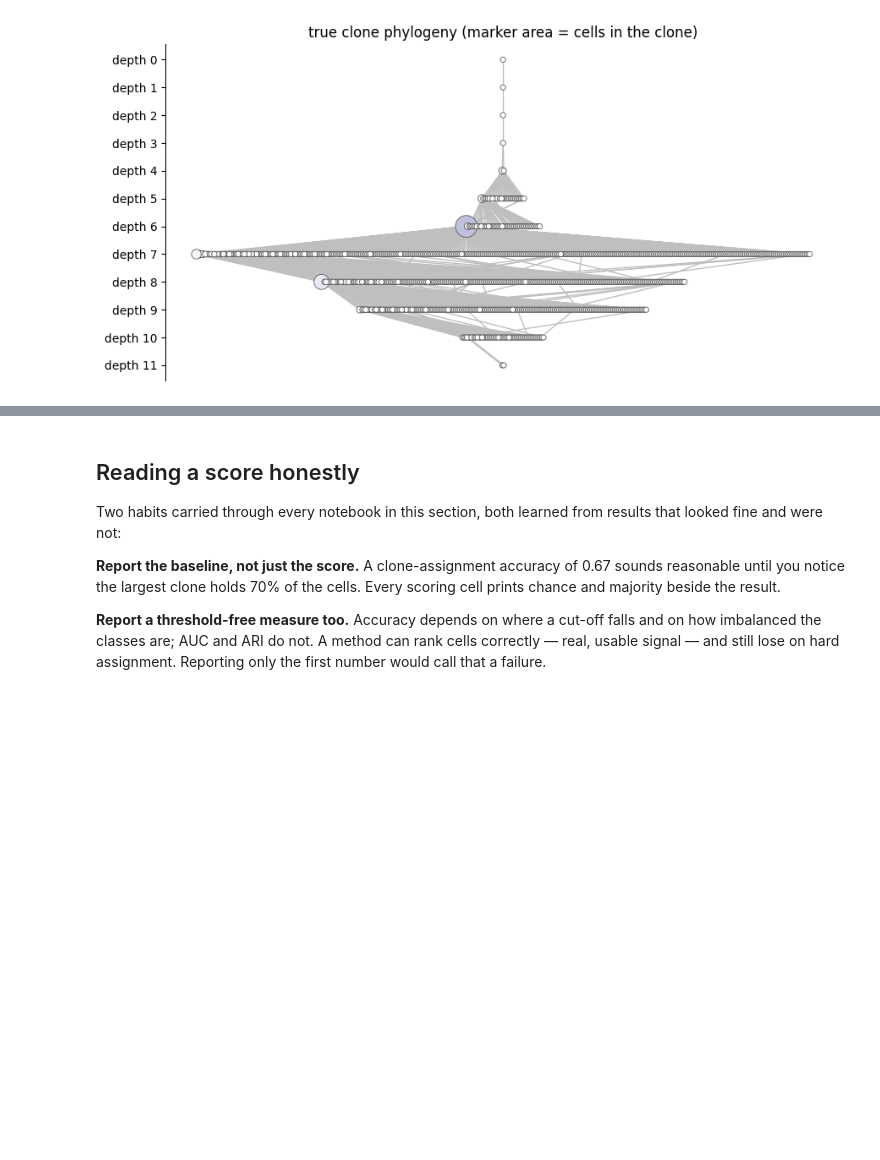
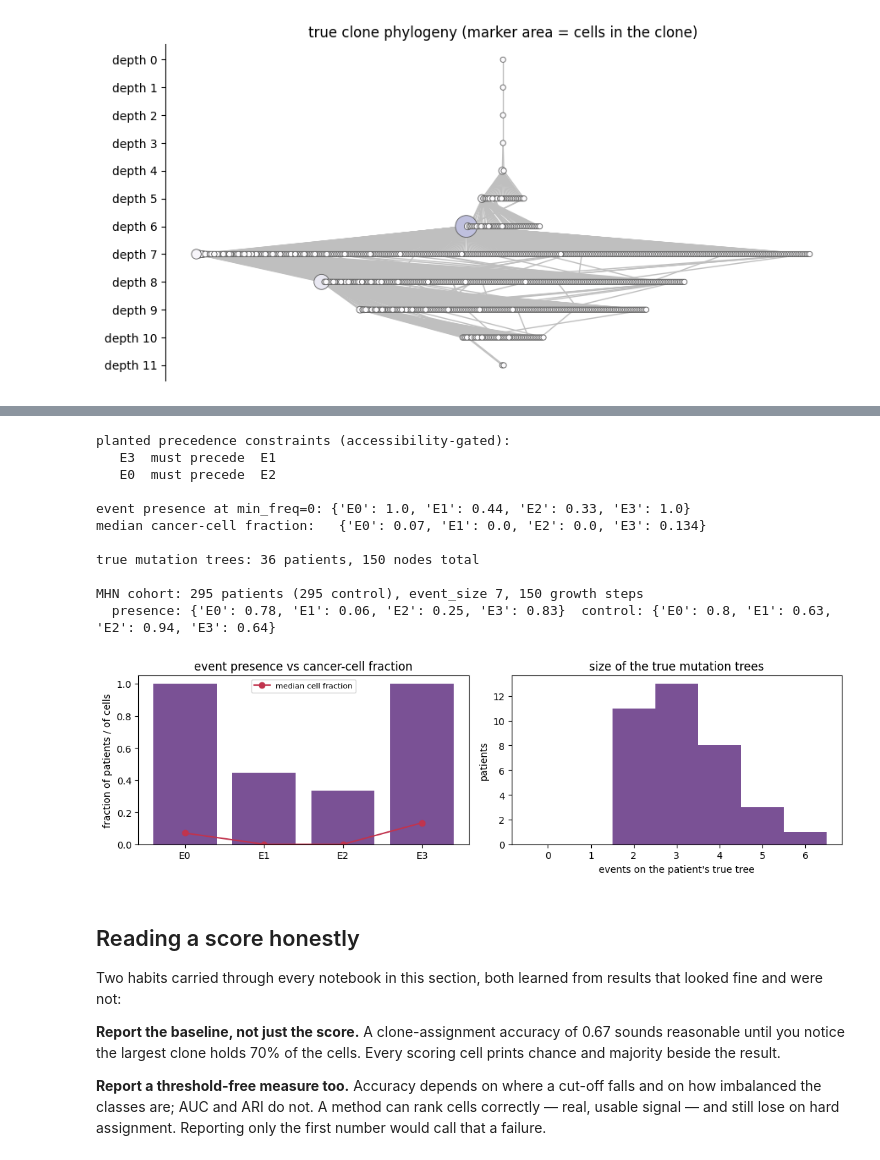
Before and after one commit to pedrofale/iscc, a Jupyter notebook: notebooks/analysis_ground_truth.ipynb, the cells around one changed output, grey strips where cells are left out. Drawn from its saved outputs; the diff is of its cells as text; code cells hidden in the pictures; blank space fills up the shorter version.

```diff
--- a/notebooks/analysis_ground_truth.ipynb
+++ b/notebooks/analysis_ground_truth.ipynb
@@ -210,3 +328,62 @@ true clone phylogeny: 987 clones, 1 root(s)
+# %%
+tm = os.path.join(DATA, "treemhn")
+truth_net = json.load(open(os.path.join(tm, "truth_network.json")))
+dag = truth_net["true_dag_edges"]
+X   = pd.read_csv(os.path.join(tm, "X_presence.csv"), index_col=0)
+F   = pd.read_csv(os.path.join(tm, "X_cellfraction.csv"), index_col=0)
+ev  = list(X.columns)
+
+print(f"planted precedence constraints ({truth_net['dependency_params']['gating_mode']}-gated):")
+for p, c in dag:
+    print(f"   {ev[p]}  must precede  {ev[c]}")
+
+# The binary column is at min_freq=0 -- ANY cell carrying the event counts. The continuous
+# cancer-cell-fraction matrix is the same cohort without that floor collapsed in.
+print("\nevent presence at min_freq=0:", X.mean(0).round(2).to_dict())
+print("median cancer-cell fraction:  ", F.median(0).round(3).to_dict())
+
+truth_trees = pd.read_csv(os.path.join(tm, "truth_trees.csv"))
+print(f"\ntrue mutation trees: {truth_trees['Patient_ID'].nunique()} patients, "
+      f"{len(truth_trees)} nodes total")
+
+fig, axes = plt.subplots(1, 2, figsize=(11, 3.4))
+axes[0].bar(ev, X.mean(0).values, color="#7a5195")
+axes[0].plot(ev, F.median(0).values, "o-", color="#c1344e", label="median cell fraction")
+axes[0].set_ylim(0, 1.05); axes[0].set_ylabel("fraction of patients / of cells")
+axes[0].set_title("event presence vs cancer-cell fraction"); axes[0].legend(fontsize=8)
+
+sizes = truth_trees.groupby("Patient_ID").size() - 1        # nodes below the root = events acquired
+axes[1].hist(sizes, bins=range(0, int(sizes.max()) + 2), color="#7a5195", align="left")
+axes[1].set_xlabel("events on the patient's true tree"); axes[1].set_ylabel("patients")
+axes[1].set_title("size of the true mutation trees")
+fig.tight_layout()
+
+# The SAME kind of constraint, in the cohort built for the cross-sectional view. It is a separate
+# cohort because the two observables need different densities: the trees above need events common
+# enough to leave an ordering trace, which fixes the parents in every patient and leaves a
+# presence/absence method nothing to estimate.
+mhn_dir = os.path.join(DATA, "mhn")
+if os.path.isdir(mhn_dir):
+    Xm  = pd.read_csv(os.path.join(mhn_dir, "X_presence.csv"), index_col=0)
+    Xc  = pd.read_csv(os.path.join(mhn_dir, "X_presence_control.csv"), index_col=0)
+    mm  = json.load(open(os.path.join(mhn_dir, "meta.json")))
+    print(f"\nMHN cohort: {mm['n_patients']} patients ({mm['n_control_patients']} control), "
+          f"event_size {mm['event_size']}, {mm['grow_steps']} growth steps")
+    print("  presence:", Xm.mean(axis=0).round(2).to_dict(),
+          " control:", Xc.mean(axis=0).round(2).to_dict())
+# %% [output]
+planted precedence constraints (accessibility-gated):
+   E3  must precede  E1
+   E0  must precede  E2
+
+event presence at min_freq=0: {'E0': 1.0, 'E1': 0.44, 'E2': 0.33, 'E3': 1.0}
+median cancer-cell fraction:   {'E0': 0.07, 'E1': 0.0, 'E2': 0.0, 'E3': 0.134}
+
+true mutation trees: 36 patients, 150 nodes total
+
+MHN cohort: 295 patients (295 control), event_size 7, 150 growth steps
+  presence: {'E0': 0.78, 'E1': 0.06, 'E2': 0.25, 'E3': 0.83}  control: {'E0': 0.8, 'E1': 0.63, 'E2': 0.94, 'E3': 0.64}
+[figure, added]
 # %% [markdown]
 ## Reading a score honestly
 
```
Also changed, not shown: parts of 10 cells of this notebook, 3 other files.
